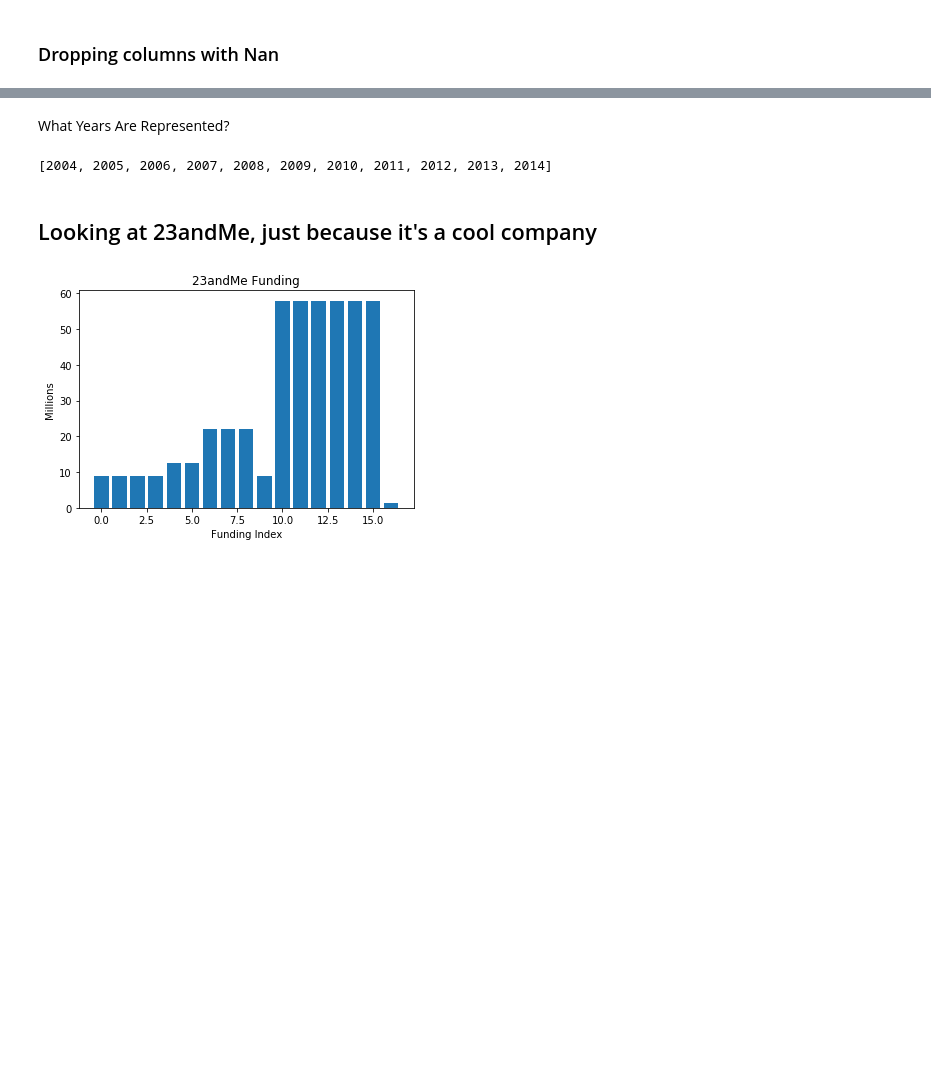
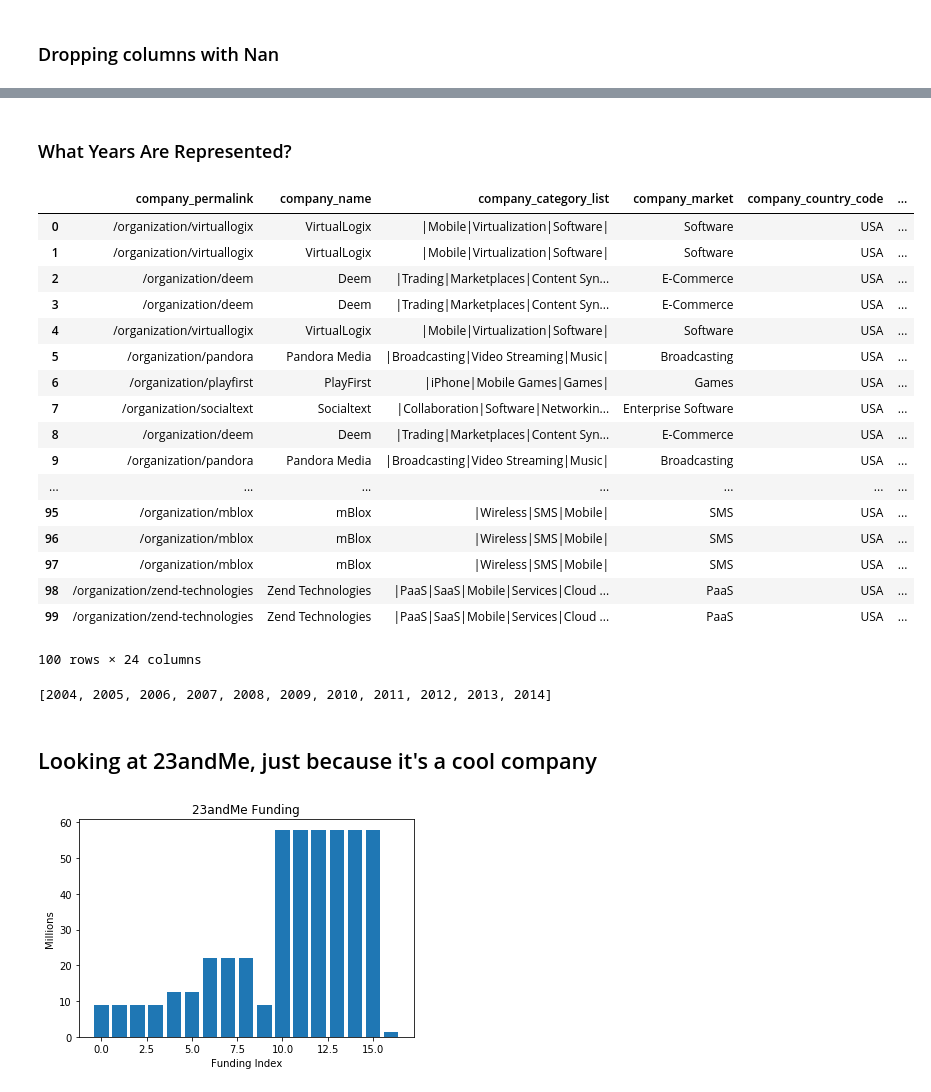
Before and after one commit to jdmendoza/predicting_startup_success, a Jupyter notebook: Danny_Rudimentary_Data_Exploration.ipynb, the cells around one changed output, grey strips where cells are left out. Saved outputs shown, nothing was run; the diff lists cells and outputs as text; code cells hidden in the pictures; blank space fills up the shorter version.

```diff
--- a/Danny_Rudimentary_Data_Exploration.ipynb
+++ b/Danny_Rudimentary_Data_Exploration.ipynb
@@ -31,7 +42,28 @@ print(df1.shape)
 # %% [markdown]
-What Years Are Represented?
+### What Years Are Represented?
 # %%
 df1 = pd.read_csv('startups_sf_2004-14_data.csv')
+# %%
+df1.head(100)
+# %% [output]
+|  | company_permalink | company_name | company_category_list | company_market | company_country_code | ... |
+| 0 | /organization/virtuallogix | VirtualLogix | |Mobile|Virtualization|Software| | Software | USA | ... |
+| 1 | /organization/virtuallogix | VirtualLogix | |Mobile|Virtualization|Software| | Software | USA | ... |
+| 2 | /organization/deem | Deem | |Trading|Marketplaces|Content Syn... | E-Commerce | USA | ... |
+| 3 | /organization/deem | Deem | |Trading|Marketplaces|Content Syn... | E-Commerce | USA | ... |
+| 4 | /organization/virtuallogix | VirtualLogix | |Mobile|Virtualization|Software| | Software | USA | ... |
+| 5 | /organization/pandora | Pandora Media | |Broadcasting|Video Streaming|Music| | Broadcasting | USA | ... |
+| 6 | /organization/playfirst | PlayFirst | |iPhone|Mobile Games|Games| | Games | USA | ... |
+| 7 | /organization/socialtext | Socialtext | |Collaboration|Software|Networkin... | Enterprise Software | USA | ... |
+| 8 | /organization/deem | Deem | |Trading|Marketplaces|Content Syn... | E-Commerce | USA | ... |
+| 9 | /organization/pandora | Pandora Media | |Broadcasting|Video Streaming|Music| | Broadcasting | USA | ... |
+| ... | ... | ... | ... | ... | ... | ... |
+| 95 | /organization/mblox | mBlox | |Wireless|SMS|Mobile| | SMS | USA | ... |
+| 96 | /organization/mblox | mBlox | |Wireless|SMS|Mobile| | SMS | USA | ... |
+| 97 | /organization/mblox | mBlox | |Wireless|SMS|Mobile| | SMS | USA | ... |
+| 98 | /organization/zend-technologies | Zend Technologies | |PaaS|SaaS|Mobile|Services|Cloud ... | PaaS | USA | ... |
+| 99 | /organization/zend-technologies | Zend Technologies | |PaaS|SaaS|Mobile|Services|Cloud ... | PaaS | USA | ... |
+100 rows × 24 columns
 # %%
 sorted(list(df1['funded_year'].unique()))
 # %% [output]
```
Also changed, not shown: parts of 42 cells of this notebook.
